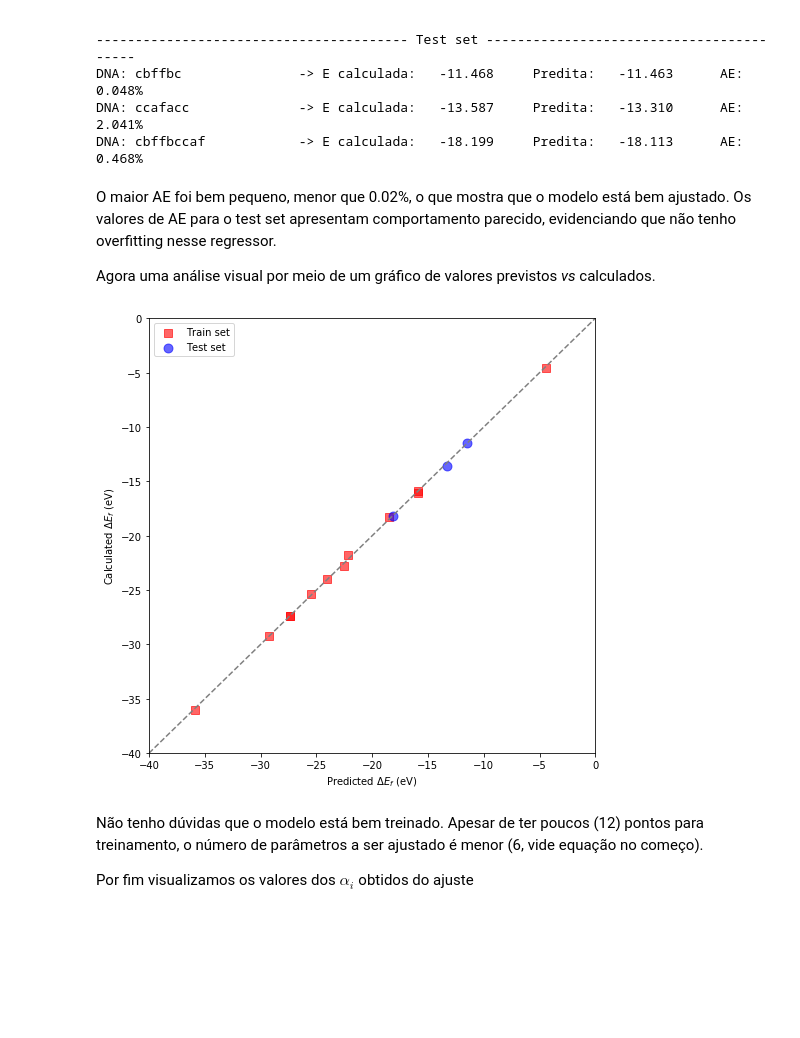
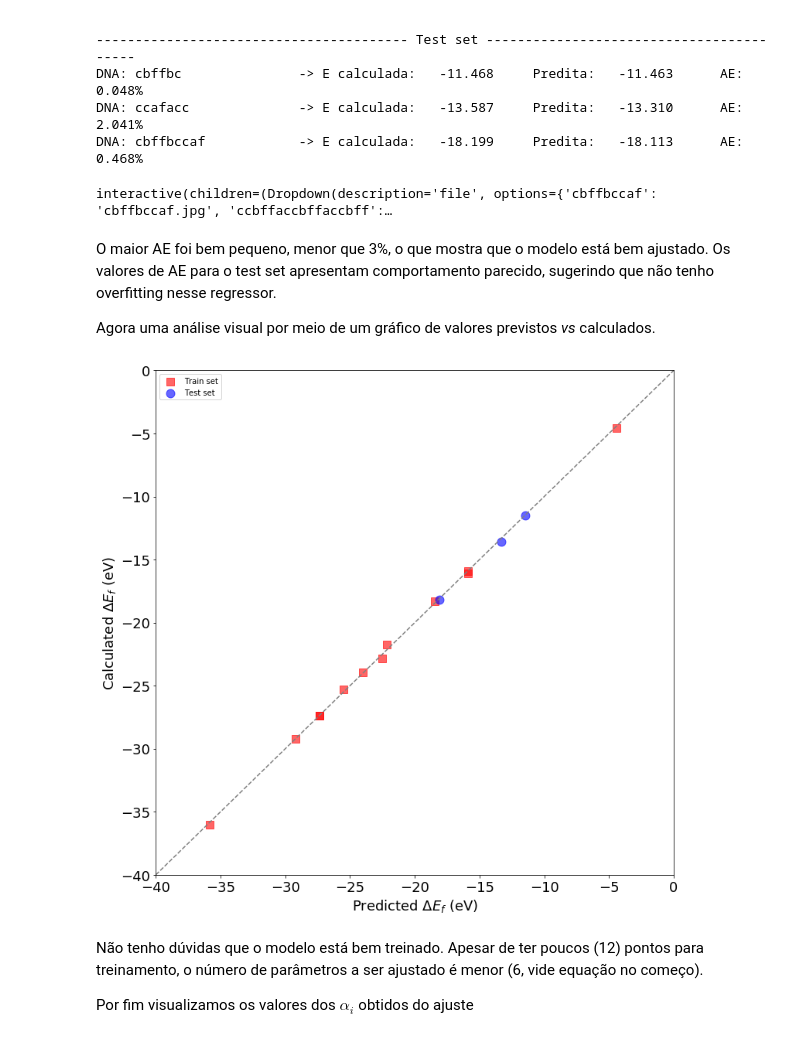
Before and after one commit to ClaudioPadilha/ncFibresDFTML, a Jupyter notebook: ncFibresDftMl.ipynb, the cells around one changed output. Cells and saved outputs as stored; diff of their text form; code cells hidden in the pictures; blank space fills up the shorter version.

Commit message:
major update using @interacts

```diff
--- a/ncFibresDftMl.ipynb
+++ b/ncFibresDftMl.ipynb
@@ -167,28 +185,58 @@ DNA: cccbffffbccc         -> E calculada:   -25.314     Predita:   -25.499
 DNA: cbffbc               -> E calculada:   -11.468     Predita:   -11.463      AE:  0.048%
 DNA: ccafacc              -> E calculada:   -13.587     Predita:   -13.310      AE:  2.041%
 DNA: cbffbccaf            -> E calculada:   -18.199     Predita:   -18.113      AE:  0.468%
+# %%
+@interact
+def plot_images(file = filenames):
+    try:
+        i = lab_train.index(file[:-4])
+        k = 'train'
+    except ValueError:
+        i = lab_test.index(file[:-4])
+        k = 'test'
+    img=mpimg.imread(file)
+    fig = plt.figure(figsize=(18,18))
+    imgplot = plt.imshow(img)
+    if k == 'train':
+        plt.title(' Fibre [{:s}] *Train Set*\nEf: calc = {:9.4f} eV pred = {:9.4f} eV AE: {:6.3f}%'.format(lab_train[i],
+                                                                                                        y_train[i], y_train_pred[i],
+                                                                          abs(y_train[i] - y_train_pred[i])*100/abs(y_train[i])),
+                                                                                                        fontdict={'fontsize':18})
+    else:
+        plt.title(' Fibre [{:s}] *Test set *\nEf: calc = {:9.4f} eV pred = {:9.4f} eV AE: {:6.3f}%'.format(lab_test[i],
+                                                                                                        y_test[i], y_test_pred[i],
+                                                                                                           abs(y_test[i] - y_test_pred[i])*100/abs(y_test[i])),
+                                                                                                        fontdict={'fontsize':18})
+    plt.axis('off')
+    plt.show()
+#     plt.axis('off')
+#     plt.show()
+# %% [output]
+interactive(children=(Dropdown(description='file', options={'cbffbccaf': 'cbffbccaf.jpg', 'ccbffaccbffaccbff':…
 # %% [markdown]
-O maior AE foi bem pequeno, menor que 0.02%, o que mostra que o modelo está bem ajustado. Os valores de AE para o test set apresentam comportamento parecido, evidenciando que não tenho overfitting nesse regressor.
+O maior AE foi bem pequeno, menor que 3%, o que mostra que o modelo está bem ajustado. Os valores de AE para o test set apresentam comportamento parecido, sugerindo que não tenho overfitting nesse regressor.
 
 Agora uma análise visual por meio de um gráfico de valores previstos <i>vs</i> calculados.
 # %%
-fig = plt.figure(figsize=(8,8))
+fig, ax = plt.subplots(figsize=(12,12)) #figure(figsize=(12,12))
 
-plt.scatter(y_train_pred, y_train, marker='s', color='red', s=80, alpha=0.6, label='Train set')
-plt.scatter(y_test_pred, y_test, marker='o', color='blue', s=80, alpha=0.6, label='Test set')
+plt.scatter(y_train_pred, y_train, marker='s', color='red', s=120, alpha=0.6, label='Train set')
+plt.scatter(y_test_pred, y_test, marker='o', color='blue', s=120, alpha=0.6, label='Test set')
 ini = -40
 fim = 0
 st = 10000
 plt.plot(np.linspace(ini,fim,st), np.linspace(ini,fim,st), '--', c='gray')
-plt.ylabel('Calculated $\Delta E_f$ (eV)')
-plt.xlabel('Predicted $\Delta E_f$ (eV)')
+plt.ylabel('Calculated $\Delta E_f$ (eV)', fontdict={'fontsize':18})
+plt.xlabel('Predicted $\Delta E_f$ (eV)', fontdict={'fontsize':18})
 plt.xlim(ini,fim)
 plt.ylim(ini,fim)
+ax.tick_params(axis='both', which='major', labelsize=18)
+# plt.ticklabel_format(fontsize=18)
 # plt.ticklabel_format(axis='both', style='sci', scilimits=(-2,2),useMathText=True)
 plt.legend()
 plt.show()
 # %% [output]
-[figure, old version]
+[figure, new version]
 # %% [markdown]
 Não tenho dúvidas que o modelo está bem treinado. Apesar de ter poucos (12) pontos para treinamento, o número de parâmetros a ser ajustado é menor (6, vide equação no começo).
 
```
Also changed, not shown: parts of 8 cells of this notebook, 1 other file.
